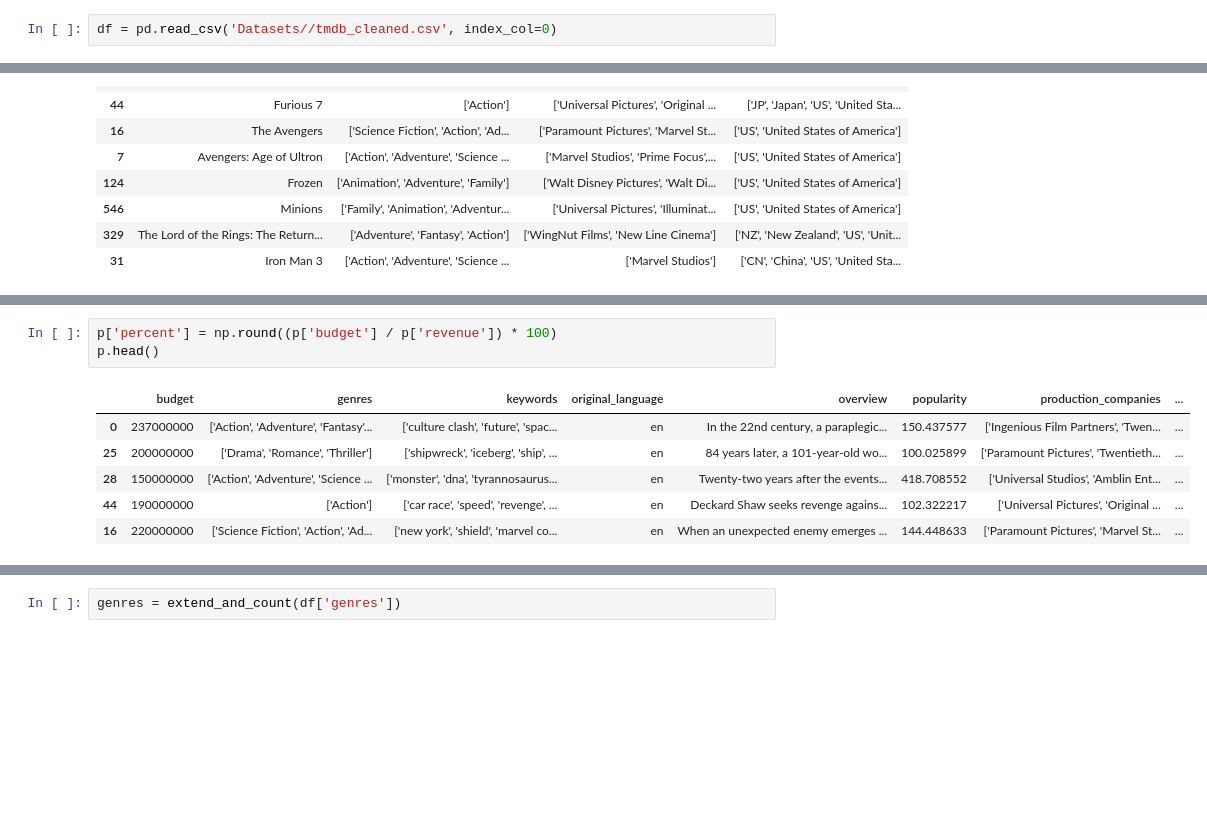
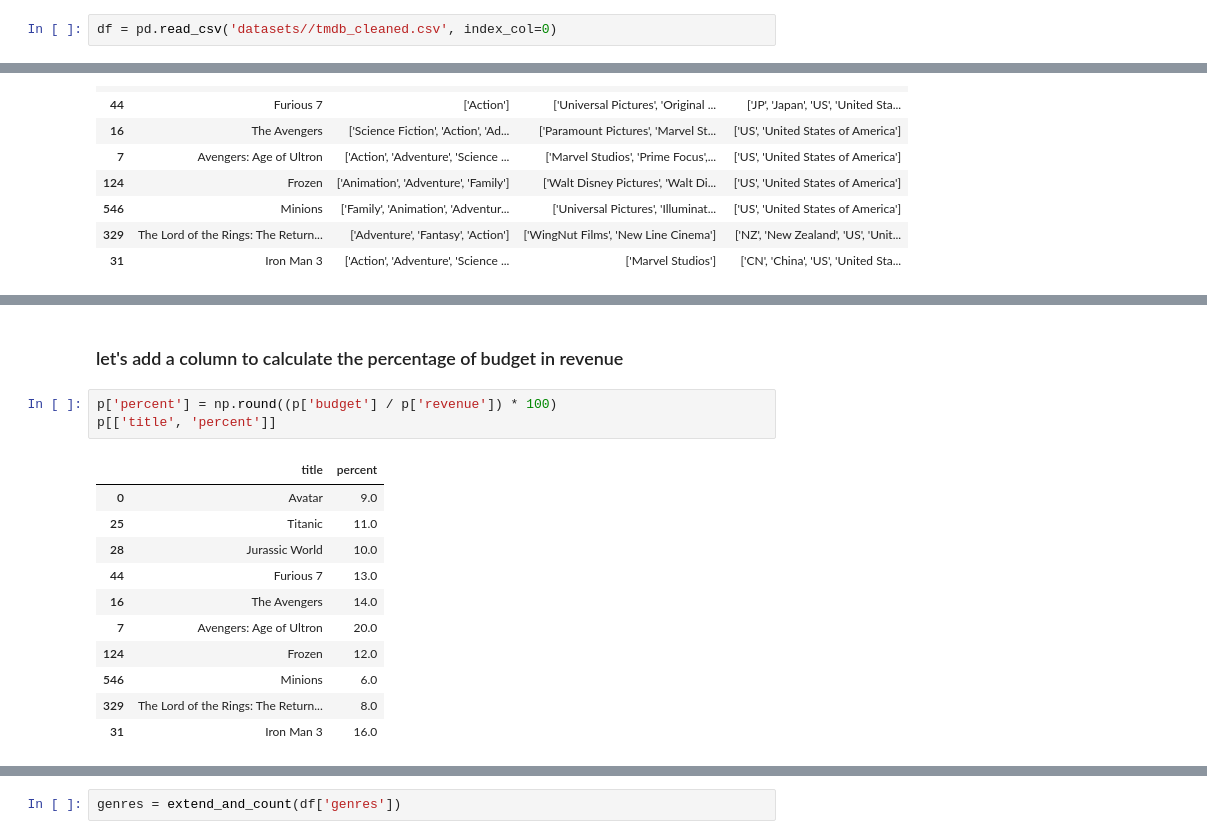
Before and after one commit to AminuAhmadh/data-analysis, a Jupyter notebook: EDA/tmdb.ipynb, the cells around one changed output, grey strips where cells are left out. Cells and saved outputs as stored; diff of their text form; blank space fills up the shorter version.

```diff
--- a/EDA/tmdb.ipynb
+++ b/EDA/tmdb.ipynb
@@ -4,7 +4,7 @@ import numpy as np
 import seaborn as sns
 import matplotlib.pyplot as plt
 # %%
-df = pd.read_csv('Datasets//tmdb_cleaned.csv', index_col=0)
+df = pd.read_csv('datasets//tmdb_cleaned.csv', index_col=0)
 # %%
 df.head()
 # %% [output]
@@ -233,10 +244,17 @@ p[['title', 'genres', 'production_companies', 'production_countries']]
+# %% [markdown]
+ ### let's add a column to calculate the percentage of budget in revenue
 # %%
 p['percent'] = np.round((p['budget'] / p['revenue']) * 100)
-p.head()
+p[['title', 'percent']]
 # %% [output]
-|  | budget | genres | keywords | original_language | overview | popularity | production_companies | ... |
-| 0 | 237000000 | ['Action', 'Adventure', 'Fantasy'... | ['culture clash', 'future', 'spac... | en | In the 22nd century, a paraplegic... | 150.437577 | ['Ingenious Film Partners', 'Twen... | ... |
-| 25 | 200000000 | ['Drama', 'Romance', 'Thriller'] | ['shipwreck', 'iceberg', 'ship', ... | en | 84 years later, a 101-year-old wo... | 100.025899 | ['Paramount Pictures', 'Twentieth... | ... |
-| 28 | 150000000 | ['Action', 'Adventure', 'Science ... | ['monster', 'dna', 'tyrannosaurus... | en | Twenty-two years after the events... | 418.708552 | ['Universal Studios', 'Amblin Ent... | ... |
-| 44 | 190000000 | ['Action'] | ['car race', 'speed', 'revenge', ... | en | Deckard Shaw seeks revenge agains... | 102.322217 | ['Universal Pictures', 'Original ... | ... |
-| 16 | 220000000 | ['Science Fiction', 'Action', 'Ad... | ['new york', 'shield', 'marvel co... | en | When an unexpected enemy emerges ... | 144.448633 | ['Paramount Pictures', 'Marvel St... | ... |
+|  | title | percent |
+| 0 | Avatar | 9.0 |
+| 25 | Titanic | 11.0 |
+| 28 | Jurassic World | 10.0 |
+| 44 | Furious 7 | 13.0 |
+| 16 | The Avengers | 14.0 |
+| 7 | Avengers: Age of Ultron | 20.0 |
+| 124 | Frozen | 12.0 |
+| 546 | Minions | 6.0 |
+| 329 | The Lord of the Rings: The Return... | 8.0 |
+| 31 | Iron Man 3 | 16.0 |
```
Also changed, not shown: parts of 43 cells of this notebook.
